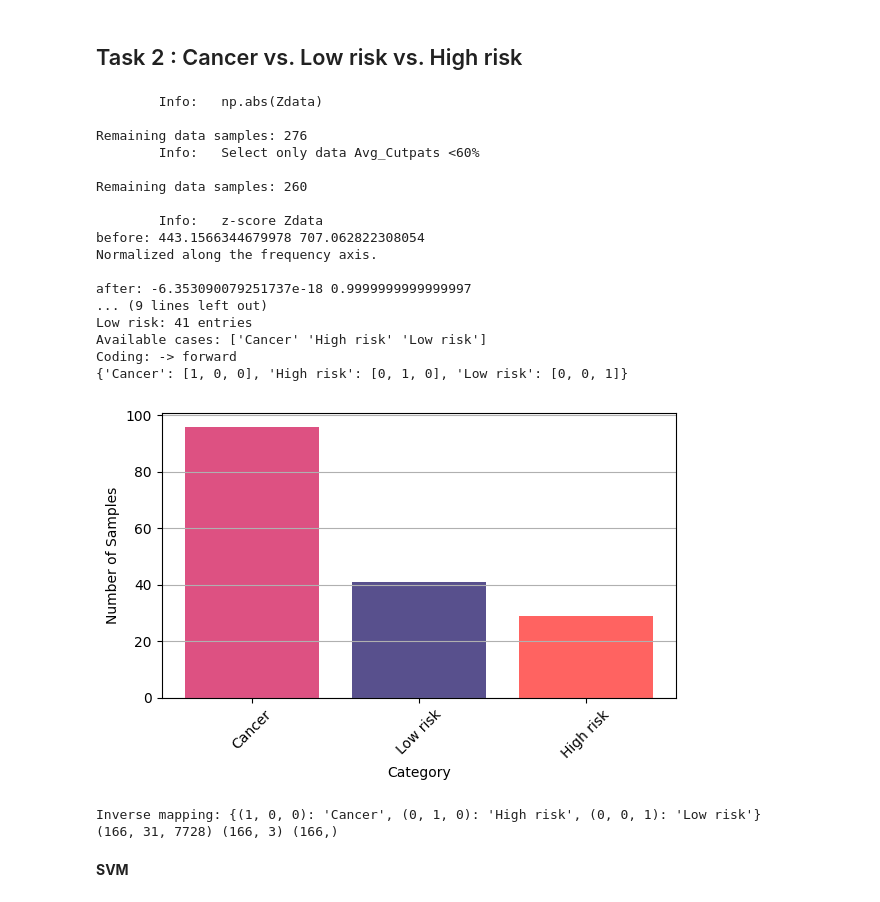
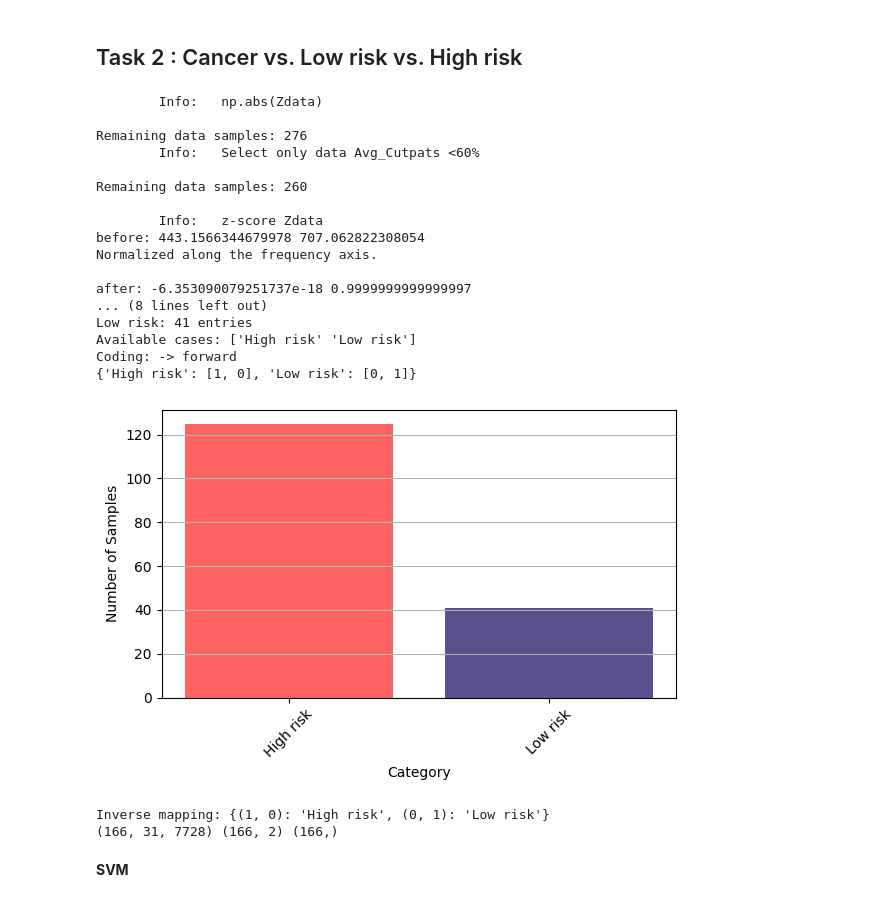
Before and after one commit to EITLabworks/IIVV-Evaluation, a Jupyter notebook: Results-Baseline.ipynb, the cells around one changed output. Drawn from its saved outputs; the diff is of its cells as text; code cells hidden in the pictures.

```diff
--- a/Results-Baseline.ipynb
+++ b/Results-Baseline.ipynb
@@ -224,31 +294,31 @@ AUC = 0.8334490740740741
 # %% [markdown]
 ## Task 2 : Cancer vs. Low risk vs. High risk
 # %%
-class_task = "cancer_vs_lr_hr"
+class_task = "hr_vs_lr"
 
-Freq_sel, Mask_sel = load_top_Fsel_Msel(class_task)
+# Freq_sel, Mask_sel = load_top_Fsel_Msel(class_task)
 X, Y_labels, labels, Case, inverse_mapping, Y = Results_data_loading(class_task)
 # %% [output]
         Info:   np.abs(Zdata)
 
 Remaining data samples: 276
         Info:   Select only data Avg_Cutpats <60%
 
 Remaining data samples: 260
 
         Info:   z-score Zdata
 before: 443.1566344679978 707.062822308054
 Normalized along the frequency axis.
 
 after: -6.353090079251737e-18 0.9999999999999997
-... (9 lines left out)
+... (8 lines left out)
 Low risk: 41 entries
-Available cases: ['Cancer' 'High risk' 'Low risk']
+Available cases: ['High risk' 'Low risk']
 Coding: -> forward
-{'Cancer': [1, 0, 0], 'High risk': [0, 1, 0], 'Low risk': [0, 0, 1]}
+{'High risk': [1, 0], 'Low risk': [0, 1]}
-[figure, old version]
+[figure, new version]
-Inverse mapping: {(1, 0, 0): 'Cancer', (0, 1, 0): 'High risk', (0, 0, 1): 'Low risk'}
-(166, 31, 7728) (166, 3) (166,)
+Inverse mapping: {(1, 0): 'High risk', (0, 1): 'Low risk'}
+(166, 31, 7728) (166, 2) (166,)
 # %% [markdown]
 **SVM**
 # %%
```
Also changed, not shown: parts of 27 cells of this notebook.
